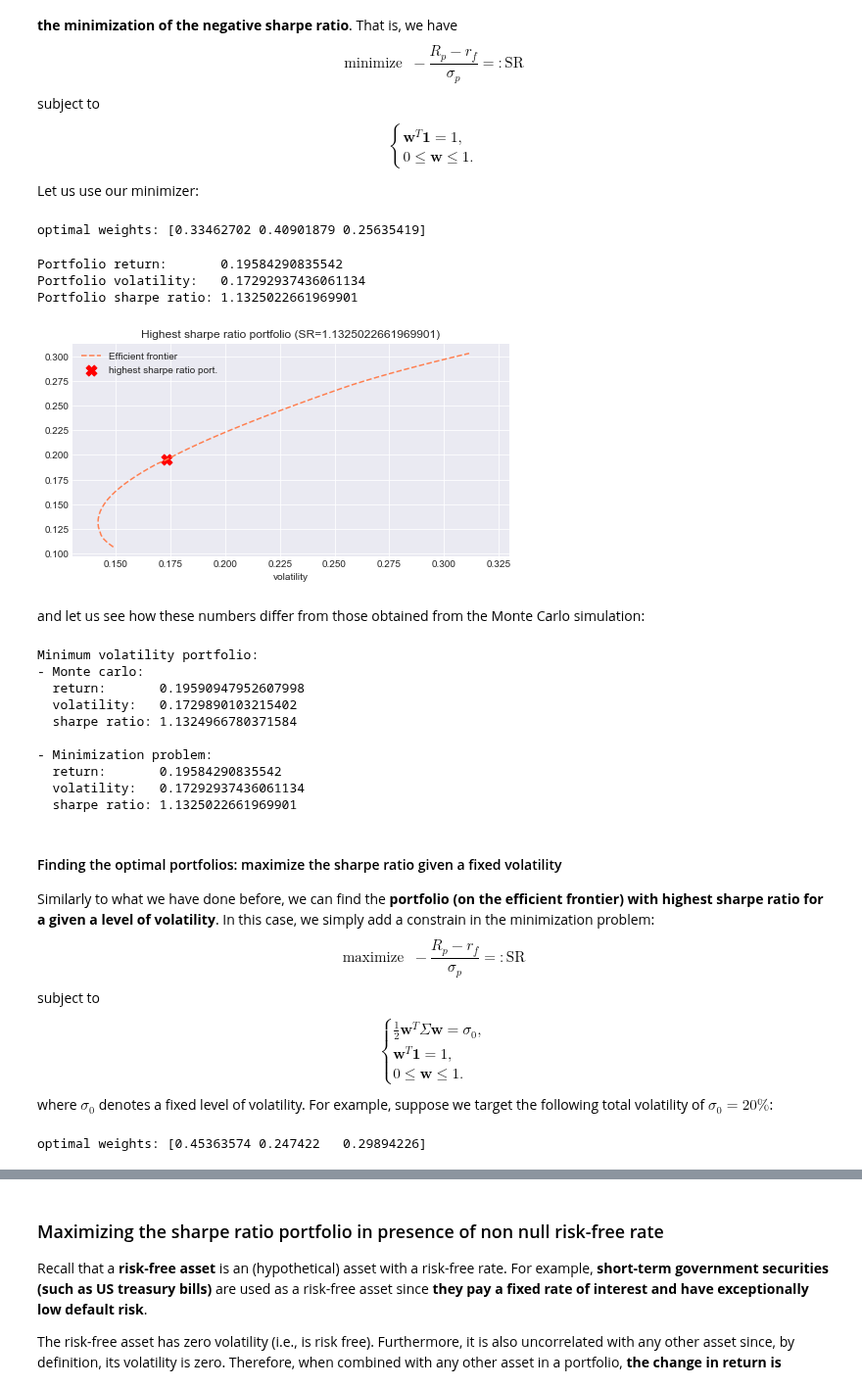
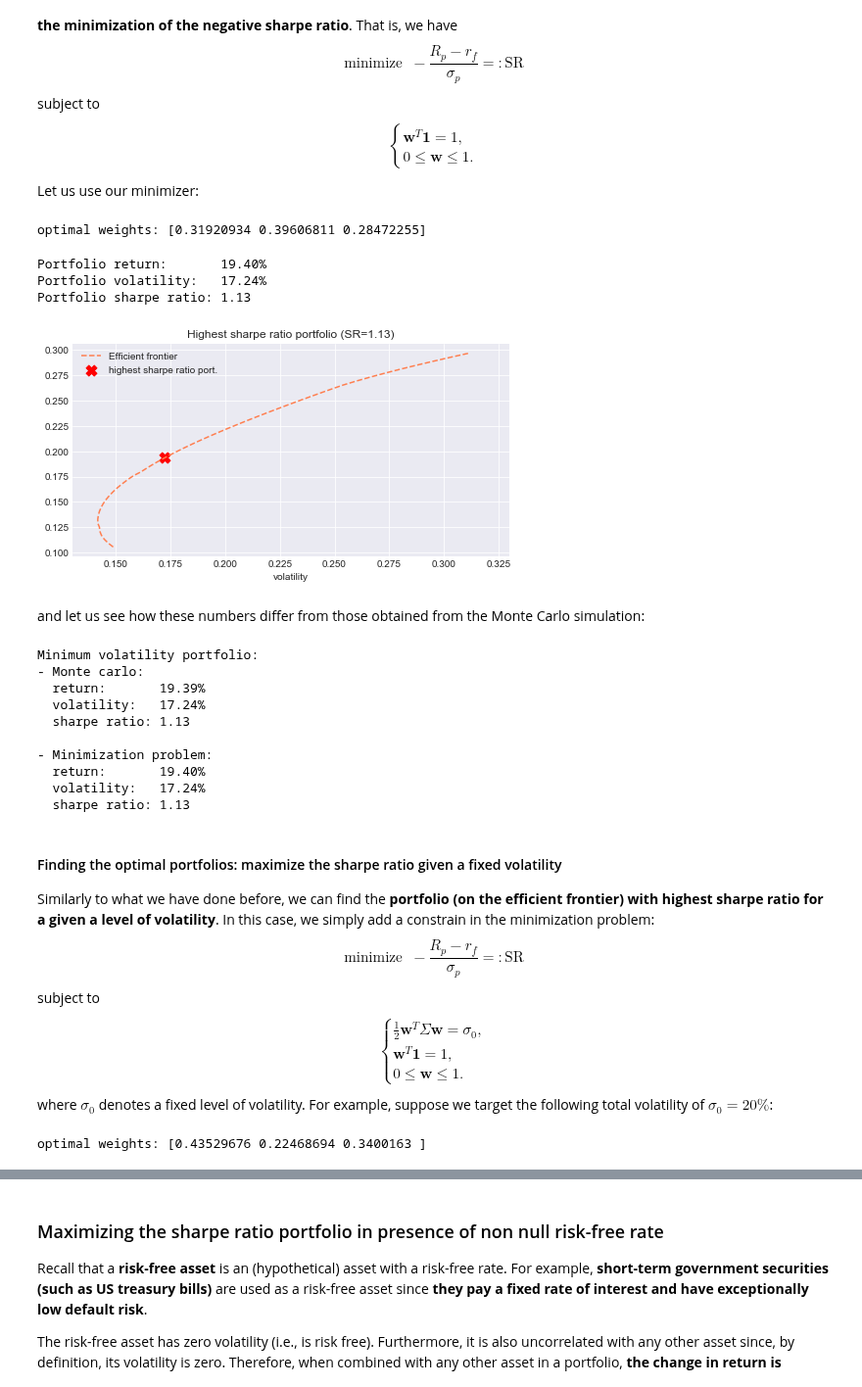
Before and after one commit to z4ir3/finance-courses, a Jupyter notebook: week-2.ipynb, the cells around one changed output, grey strips where cells are left out. Shown at 98% size. Drawn from its saved outputs; the diff is of its cells as text; code cells hidden in the pictures.

```diff
--- a/week-2.ipynb
+++ b/week-2.ipynb
@@ -209,7 +212,8 @@ n_assets = len(tickers)
 stocks = pd.DataFrame()
 for stock_name in tickers:
     # daily data
-    stocks[stock_name] = data.DataReader(stock_name, data_source="yahoo", start=datetime(2010,1,1))["Adj Close"]
+    stocks[stock_name] = data.DataReader(stock_name, data_source="yahoo",
+                                         start=datetime(2010,1,1), end=datetime(2019,11,15))["Adj Close"]
 # %%
 stocks.tail()
 # %% [output]
@@ -539,54 +543,54 @@ Let us use our minimizer:
 optimal_weights = erk.maximize_shape_ratio(ann_rets, cov_rets, risk_free_rate, periods_per_year)
 print("optimal weights: {}".format(optimal_weights))
 # %% [output]
-optimal weights: [0.33462702 0.40901879 0.25635419]
+optimal weights: [0.31920934 0.39606811 0.28472255]
 # %%
 ret, vol, shp = get_portfolio_features(optimal_weights, ann_rets, cov_rets, risk_free_rate, periods_per_year)
 
 # Draw the efficient frontier
 fig, ax = plt.subplots(1,1, figsize=(8,4))
 df = erk.efficient_frontier(50, daily_rets, cov_rets, periods_per_year)
 df.plot.line(x="volatility", y="return", style="--", color="coral", ax=ax, grid=True, label="Efficient frontier")
 ax.scatter(vol, ret,  marker="X", color='r', s=120, label="highest sharpe ratio port.")
 ax.set_xlim([0.13,0.33])
 ax.legend()
-ax.set_title("Highest sharpe ratio portfolio (SR={})".format(shp))
+ax.set_title("Highest sharpe ratio portfolio (SR={:.2f})".format(shp))
 plt.show()
 # %% [output]
-Portfolio return:       0.19584290835542
-Portfolio volatility:   0.17292937436061134
-Portfolio sharpe ratio: 1.1325022661969901
+Portfolio return:       19.40%
+Portfolio volatility:   17.24%
+Portfolio sharpe ratio: 1.13
-[figure, old version]
+[figure, new version]
 # %% [markdown]
 and let us see how these numbers differ from those obtained from the Monte Carlo simulation:
 # %%
 print("Minimum volatility portfolio:")
 print("- Monte carlo:")
-print("  return:       {}" .format(high_sharpe_portfolio[0]))
-print("  volatility:   {}" .format(high_sharpe_portfolio[1]))
-print("  sharpe ratio: {}" .format(high_sharpe_portfolio[2]))
+print("  return:       {:.2f}%" .format(high_sharpe_portfolio[0]*100))
+print("  volatility:   {:.2f}%" .format(high_sharpe_portfolio[1]*100))
+print("  sharpe ratio: {:.2f}" .format(high_sharpe_portfolio[2]))
 print("\n- Minimization problem:")
-print("  return:       {}" .format(ret))
-print("  volatility:   {}" .format(vol))
-print("  sharpe ratio: {}" .format(shp))
+print("  return:       {:.2f}%" .format(ret*100))
+print("  volatility:   {:.2f}%" .format(vol*100))
+print("  sharpe ratio: {:.2f}" .format(shp))
 # %% [output]
 Minimum volatility portfolio:
 - Monte carlo:
-  return:       0.19590947952607998
-  volatility:   0.1729890103215402
-  sharpe ratio: 1.1324966780371584
+  return:       19.39%
+  volatility:   17.24%
+  sharpe ratio: 1.13
 
 - Minimization problem:
-  return:       0.19584290835542
-  volatility:   0.17292937436061134
-  sharpe ratio: 1.1325022661969901
+  return:       19.40%
+  volatility:   17.24%
+  sharpe ratio: 1.13
 # %% [markdown]
 #### Finding the optimal portfolios: maximize the sharpe ratio given a fixed volatility
 
 Similarly to what we have done before, we can find the **portfolio (on the efficient frontier) with highest sharpe ratio
 for a given a level of volatility**. In this case, we simply add a constrain in the minimization problem:
 $$
-\text{maximize} \;\; -  \frac{R_p - r_f}{\sigma_p} =: \text{SR}
+\text{minimize} \;\; -  \frac{R_p - r_f}{\sigma_p} =: \text{SR}
 $$
 subject to
 $$
@@ -602,7 +606,7 @@ target_volatility = 0.2
 optimal_weights = erk.maximize_shape_ratio(ann_rets, cov_rets, risk_free_rate, periods_per_year, target_volatility)
 print("optimal weights: {}".format(optimal_weights))
 # %% [output]
-optimal weights: [0.45363574 0.247422   0.29894226]
+optimal weights: [0.43529676 0.22468694 0.3400163 ]
 # %%
 ret, vol, shp = get_portfolio_features(optimal_weights, ann_rets, cov_rets, risk_free_rate, periods_per_year)
 
```
Also changed, not shown: parts of 9 cells of this notebook.
